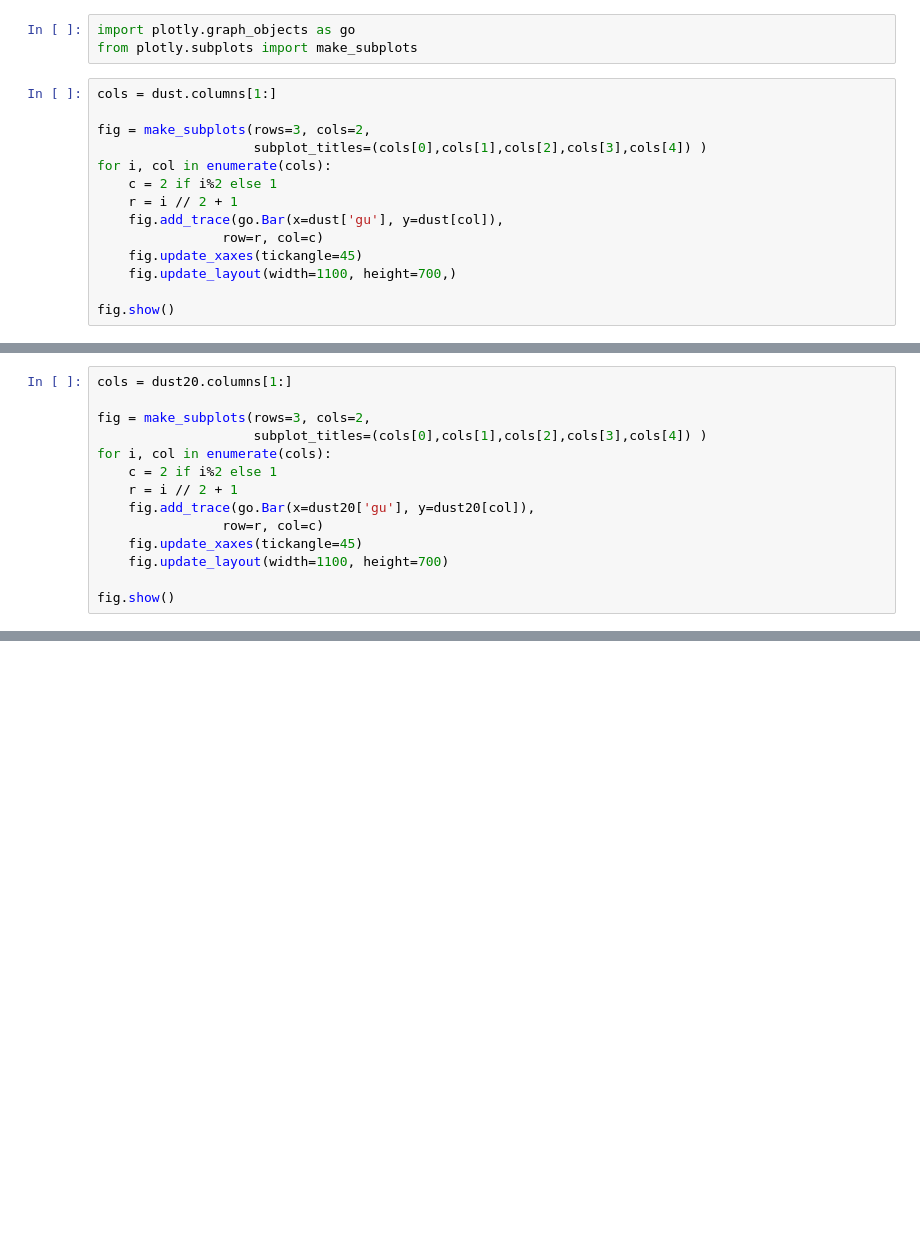
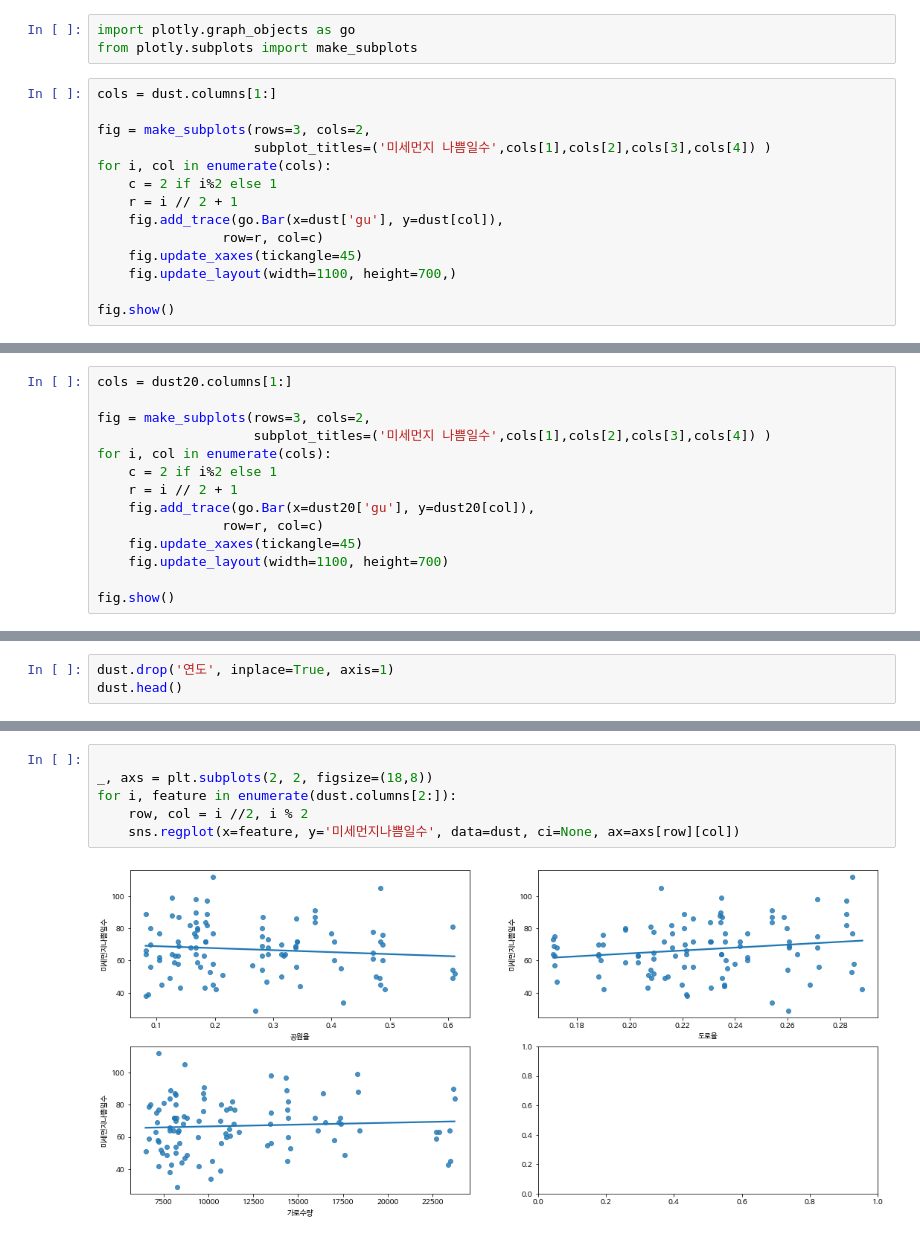
Before and after one commit to HJoon-K/Find_Dust, a Jupyter notebook: 03그래프분석.ipynb, the cells around one changed output, grey strips where cells are left out. Drawn from its saved outputs; the diff is of its cells as text; blank space fills up the shorter version.

```diff
--- a/03그래프분석.ipynb
+++ b/03그래프분석.ipynb
@@ -107,7 +108,7 @@ from plotly.subplots import make_subplots
 cols = dust.columns[1:]
 
 fig = make_subplots(rows=3, cols=2,
-                    subplot_titles=(cols[0],cols[1],cols[2],cols[3],cols[4]) )
+                    subplot_titles=('미세먼지 나쁨일수',cols[1],cols[2],cols[3],cols[4]) )
 for i, col in enumerate(cols):
     c = 2 if i%2 else 1
     r = i // 2 + 1
@@ -123,7 +126,7 @@ fig.show()
 cols = dust20.columns[1:]
 
 fig = make_subplots(rows=3, cols=2,
-                    subplot_titles=(cols[0],cols[1],cols[2],cols[3],cols[4]) )
+                    subplot_titles=('미세먼지 나쁨일수',cols[1],cols[2],cols[3],cols[4]) )
 for i, col in enumerate(cols):
     c = 2 if i%2 else 1
     r = i // 2 + 1
@@ -137,0 +244,3 @@ fig.show()
+# %%
+dust.drop('연도', inplace=True, axis=1)
+dust.head()
@@ -137,0 +254,8 @@ fig.show()
+# %%
+
+_, axs = plt.subplots(2, 2, figsize=(18,8))
+for i, feature in enumerate(dust.columns[2:]):
+    row, col = i //2, i % 2
+    sns.regplot(x=feature, y='미세먼지나쁨일수', data=dust, ci=None, ax=axs[row][col])
+# %% [output]
+[figure, added]
```
Also changed, not shown: parts of 24 cells of this notebook.
